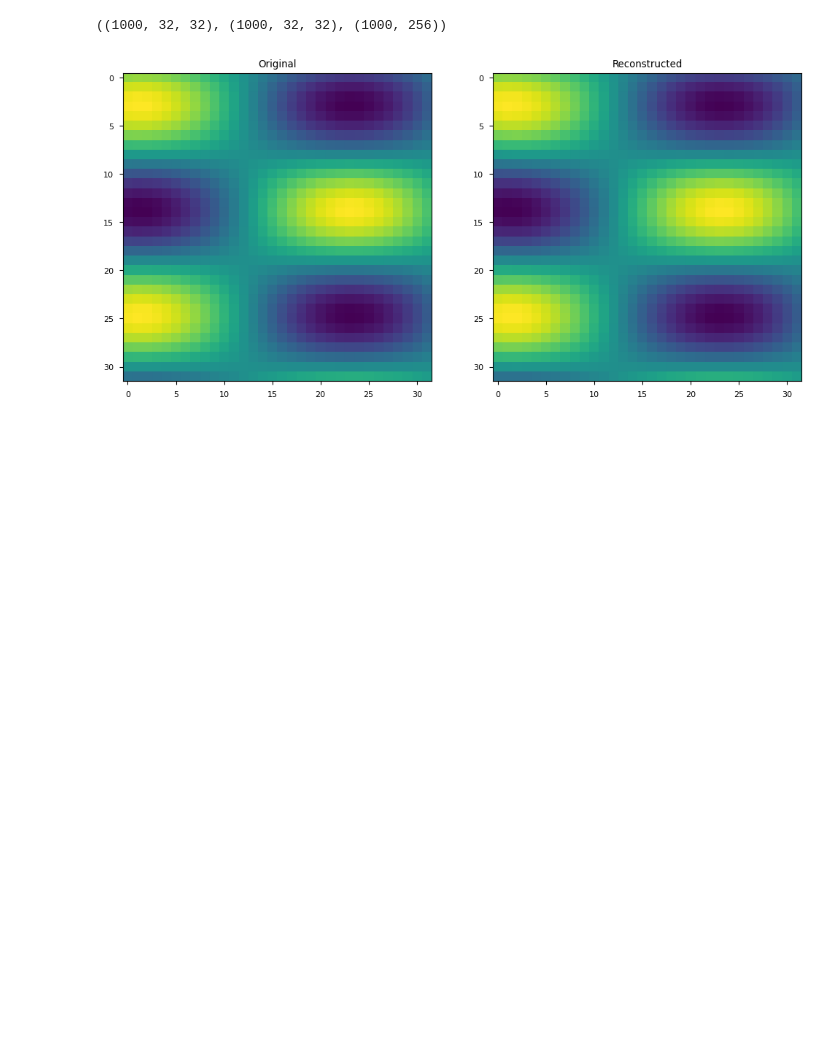
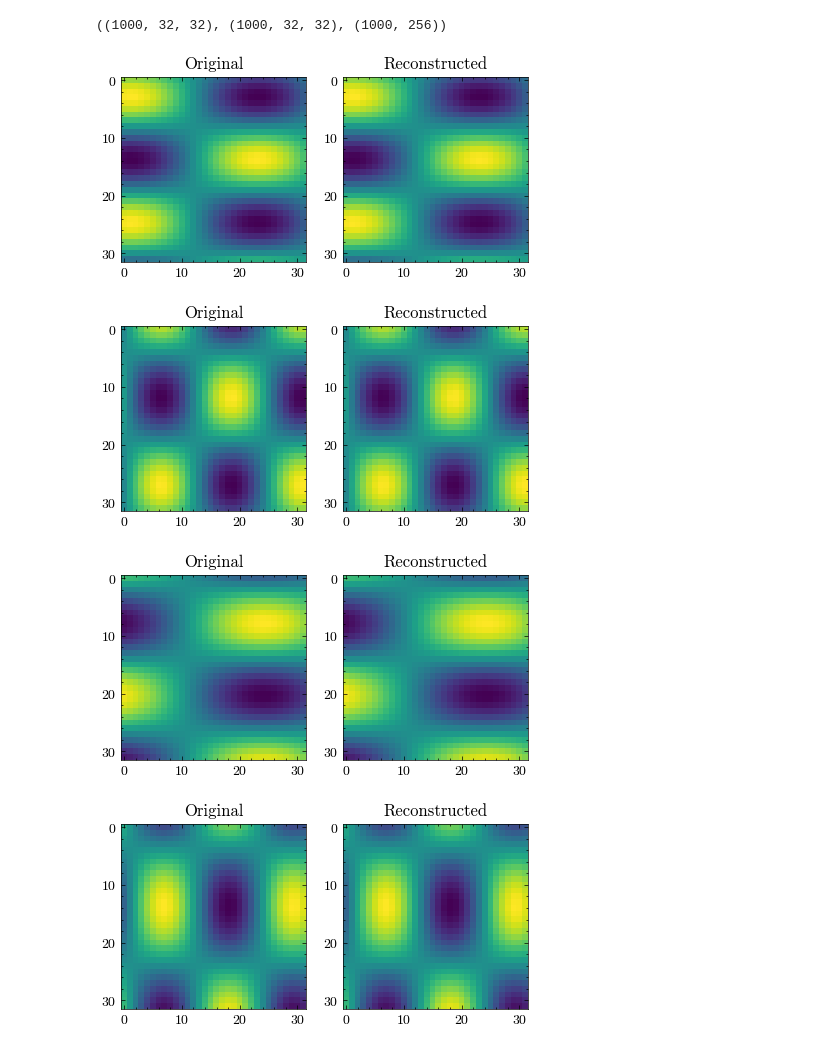
Before and after one commit to jamartinh/polcanet, a Jupyter notebook: examples/notebooks/synthetic_sinusoidal_images.ipynb, the cells around one changed output. Saved outputs shown, nothing was run; the diff lists cells and outputs as text; code cells hidden in the pictures; blank space fills up the shorter version.

```diff
--- a/examples/notebooks/synthetic_sinusoidal_images.ipynb
+++ b/examples/notebooks/synthetic_sinusoidal_images.ipynb
@@ -120,2 +142,2 @@ TypeError: PolcaNet.train_model() got an unexpected keyword argument 'use_two_de
 # %%
-model_lstm.train_model(data=data, batch_size=512, num_epochs=1000, report_freq=10, lr=1e-4, use_two_decoders=True)
+model_lstm.train_model(data=data, batch_size=512, num_epochs=1000, report_freq=10, lr=1e-4)
@@ -127,8 +164,9 @@ data.shape, reconstructed.shape, latents.shape
-# %%
-# Plot original and reconstructed signals for a sample
-fig, axes = plt.subplots(1, 2, figsize=(12, 6))
-axes[0].imshow(data[0], cmap="viridis")
-axes[0].set_title("Original")
-axes[1].imshow(reconstructed[0], cmap="viridis")
-axes[1].set_title("Reconstructed")
-plt.show()
+# %%
+# Plot original and reconstructed signals for a sample
+for i in range(10):
+    fig, axes = plt.subplots(1, 2, )
+    axes[0].imshow(data[i], cmap="viridis")
+    axes[0].set_title("Original")
+    axes[1].imshow(reconstructed[i], cmap="viridis")
+    axes[1].set_title("Reconstructed")
+    plt.show()
@@ -209,4 +310,4 @@ Variance Distribution Loss: 4.009e-05
 # %%
-model_conv.train_model(data=data, batch_size=512, num_epochs=10000, report_freq=10, lr=1e-4)
+model_conv.train_model(data=data, batch_size=512, num_epochs=10000, report_freq=20, lr=1e-4)
 # %% [output]
 Final metrics at epoch: 9999
@@ -230,11 +331,15 @@ data.shape, reconstructed.shape, latents.shape
 ((1000, 32, 32), (1000, 32, 32), (1000, 256))
 # %%
 # Plot original and reconstructed signals for a sample
-fig, axes = plt.subplots(1, 2, figsize=(12, 6))
-axes[0].imshow(data[0], cmap="viridis")
-axes[0].set_title("Original")
-axes[1].imshow(reconstructed[0], cmap="viridis")
-axes[1].set_title("Reconstructed")
-plt.show()
+for i in range(10):
+    fig, axes = plt.subplots(1, 2, )
+    axes[0].imshow(data[i], cmap="viridis")
+    axes[0].set_title("Original")
+    axes[1].imshow(reconstructed[i], cmap="viridis")
+    axes[1].set_title("Reconstructed")
+    plt.show()
 # %% [output]
-[figure, old version]
+[figure, new version]
+[figure, added]
+[figure, added]
+[figure, added]
```
Also changed, not shown: parts of 22 cells of this notebook, 10 other files.
